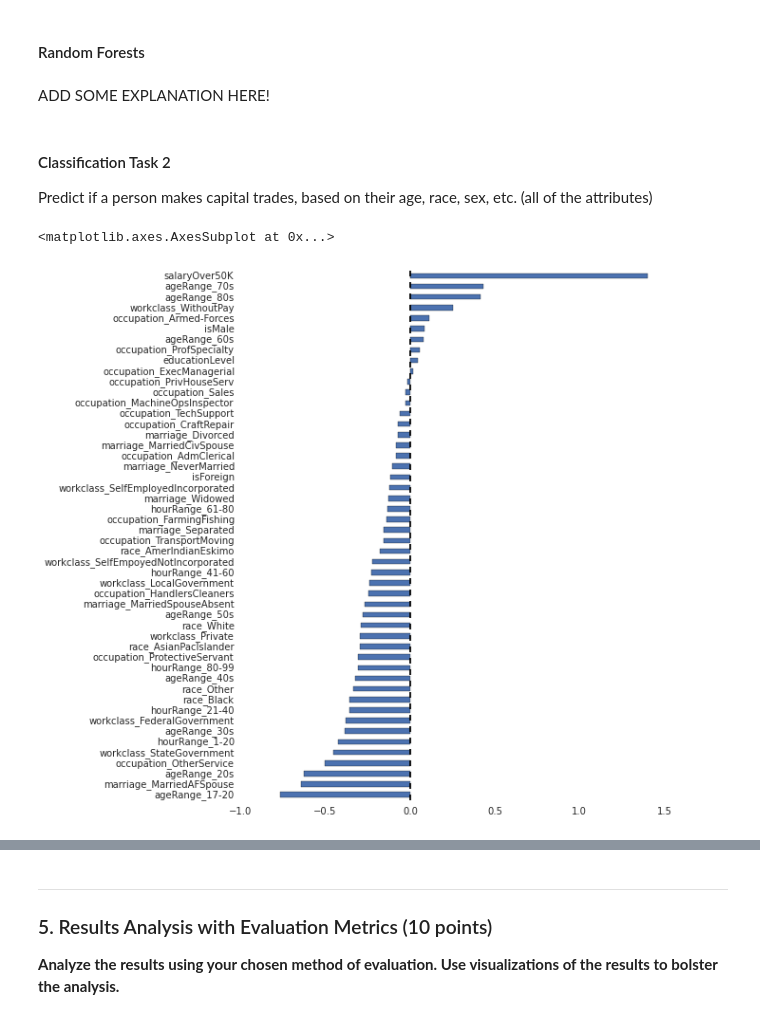
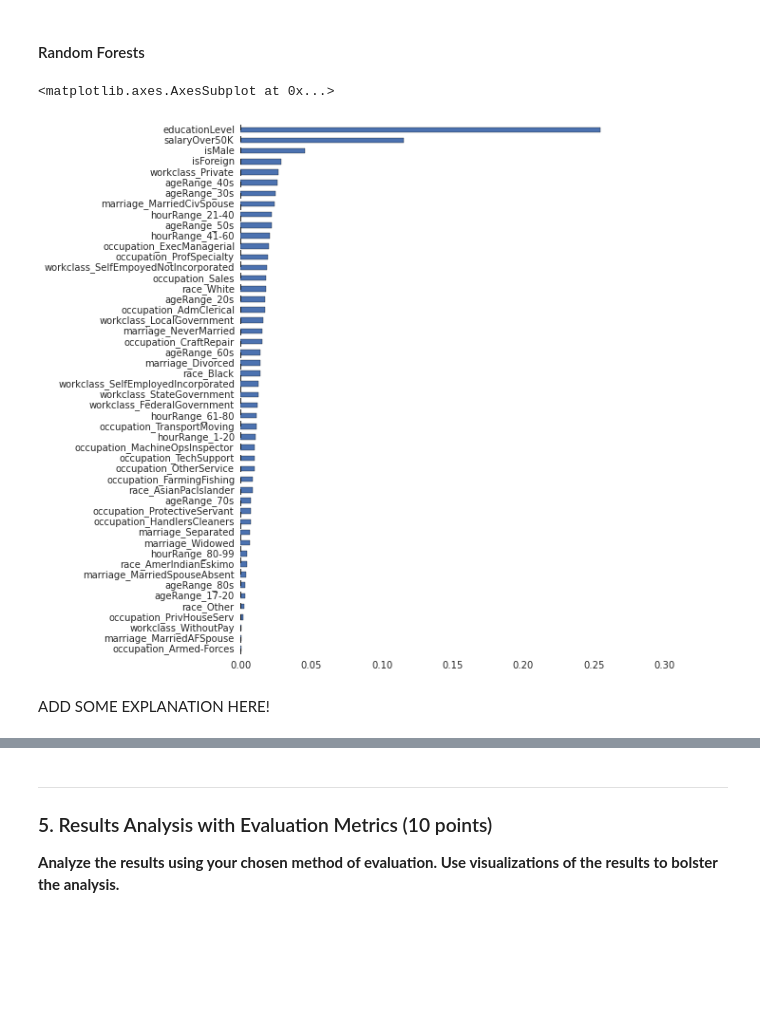
Before and after one commit to SpencerKaiser/DataMining, a Jupyter notebook: 03_AssignmentThree/A3-Master.ipynb, the cells around one changed output, grey strips where cells are left out. Cells and saved outputs as stored; diff of their text form; code cells hidden in the pictures; blank space fills up the shorter version.

```diff
--- a/03_AssignmentThree/A3-Master.ipynb
+++ b/03_AssignmentThree/A3-Master.ipynb
@@ -907,21 +940,14 @@ weights.plot(kind='barh',figsize=(8,10))
 # %% [markdown]
 #### Random Forests
+# %%
+# now let's make a pandas Series with the names and values, and plot them
+%matplotlib inline
+
+weights = pd.Series(RFTask2.feature_importances_,index=df2.columns)
+weights = weights.order(ascending=True)
+weights.plot(kind='barh',figsize=(8,10))
+# %% [output]
+<matplotlib.axes.AxesSubplot at 0x...>
+[figure, added]
 # %% [markdown]
 ADD SOME EXPLANATION HERE!
-# %% [markdown]
-#### Classification Task 2
-Predict if a person makes capital trades, based on their age, race, sex, etc. (all of the attributes)
-# %%
-# sort these attributes and spit them out
-zip_vars = zip(LRTask2.coef_.T,df2.columns)
-zip_vars.sort(key = lambda t: np.abs(t[0]))
-
-# now let's make a pandas Series with the names and values, and plot them
-%matplotlib inline
-
-weights = pd.Series(LRTask2.coef_[0],index=df2.columns)
-weights = weights.order(ascending=True)
-weights.plot(kind='barh',figsize=(8,10))
-# %% [output]
-<matplotlib.axes.AxesSubplot at 0x...>
-[figure, removed]
```
Also changed, not shown: parts of 6 cells of this notebook.
